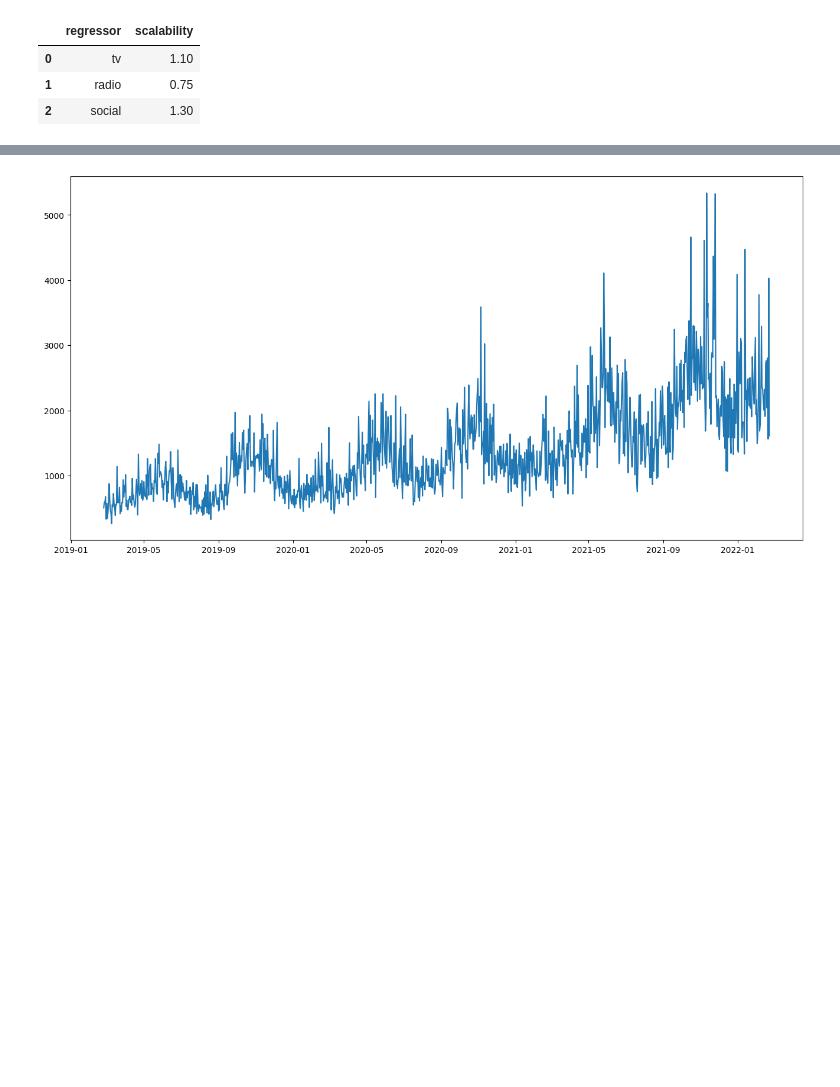
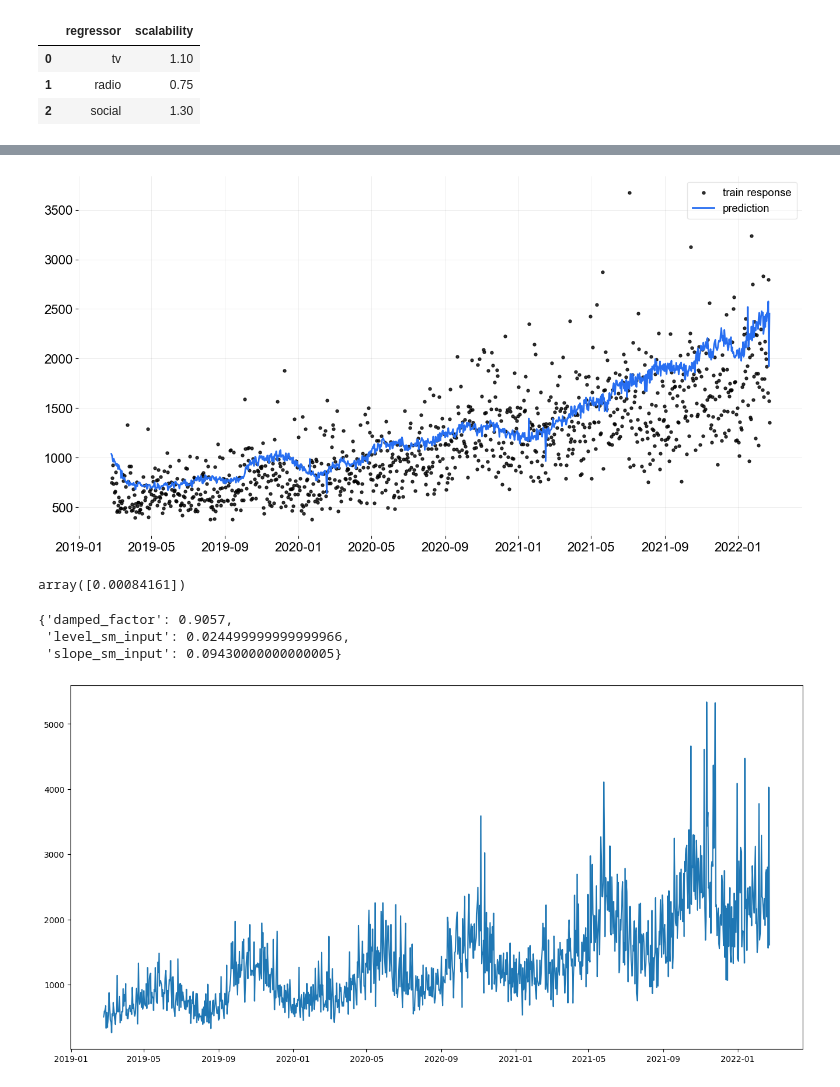
Before and after one commit to edwinnglabs/karpiu, a Jupyter notebook: docs/examples/data_creation.ipynb, the cells around one changed output, grey strips where cells are left out. Saved outputs shown, nothing was run; the diff lists cells and outputs as text; code cells hidden in the pictures; blank space fills up the shorter version.

```diff
--- a/docs/examples/data_creation.ipynb
+++ b/docs/examples/data_creation.ipynb
@@ -85,3 +122,15 @@ dtype: object
+# %%
+df, scalability_df, adstock_df, event_cols = make_mmm_daily_data(
+    channels_coef=channels_coef,
+    channels=channels,
+    features_loc=features_loc,
+    features_scale=features_scale,
+    scalability=scalability,
+    n_steps=n_steps,
+    start_date=start_date,
+    adstock_args=adstock_args,
+    country="US",
+)
 # %%
 scalability_df.head(3)
 # %% [output]
@@ -89,3 +138,5 @@ scalability_df.head(3)
 | 0 | tv | 1.10 |
 | 1 | radio | 0.75 |
 | 2 | social | 1.30 |
+# %%
+pred_df = mmm.predict(df, decompose=True)
@@ -91,0 +156,9 @@ scalability_df.head(3)
+# %%
+plot_predicted_data(
+    training_actual_df=df,
+    actual_col="sales",
+    date_col="date",
+    predicted_df=pred_df,
+);
+# %% [output]
+[figure, added]
@@ -91,0 +167,4 @@ scalability_df.head(3)
+# %%
+np.median(posteriors['gb'], axis=0)
+# %% [output]
+array([0.00084161])
@@ -92,3 +177,9 @@ scalability_df.head(3)
+# %%
+mmm.best_params
+# %% [output]
+{'damped_factor': 0.9057,
+ 'level_sm_input': 0.024499999999999966,
+ 'slope_sm_input': 0.09430000000000005}
 # %%
 fig, ax = plt.subplots(1, 1, figsize=(16, 8))
 ax.plot(df["date"].values, df["sales"].values);
```
Also changed, not shown: parts of 10 cells of this notebook, 9 other files.
